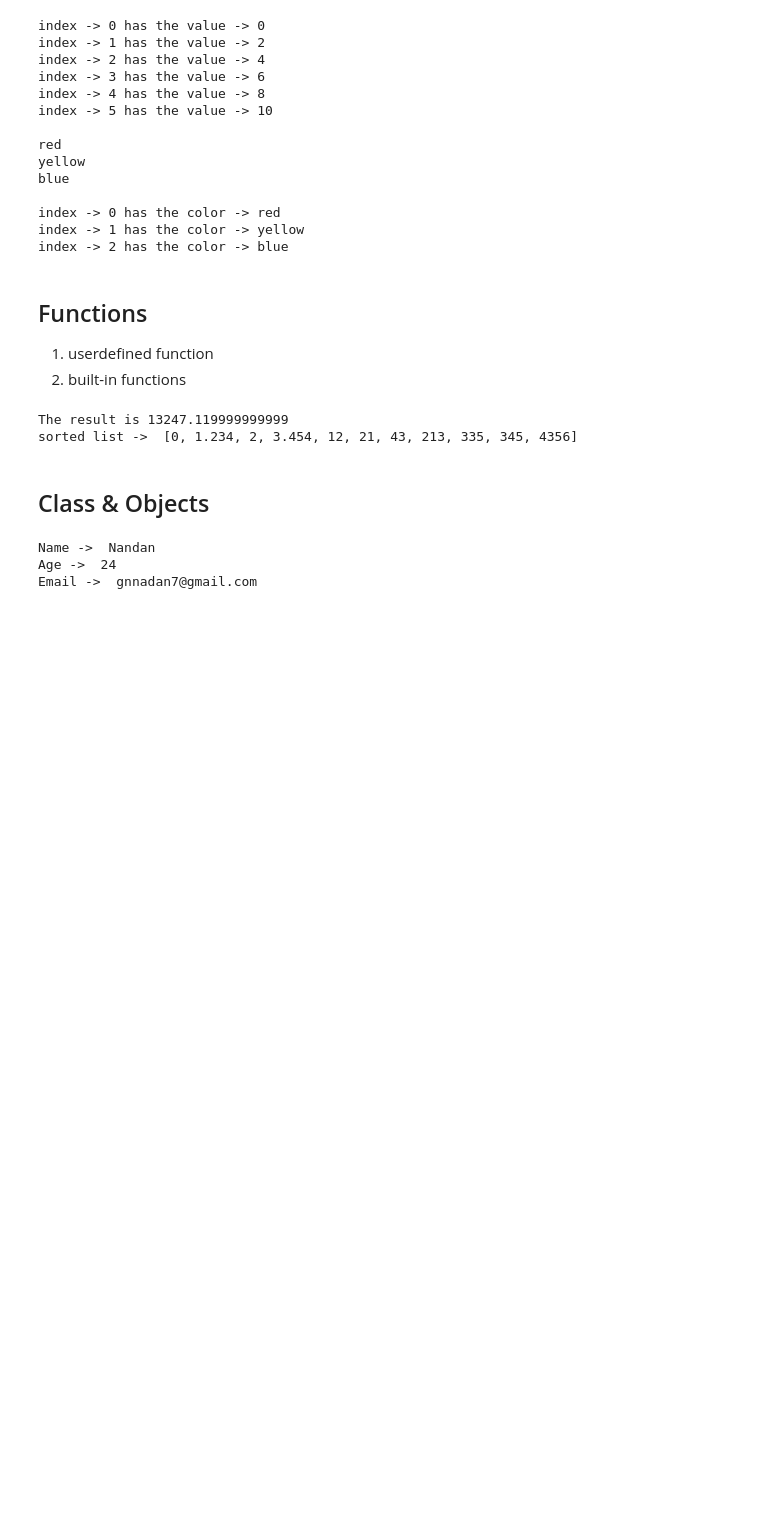
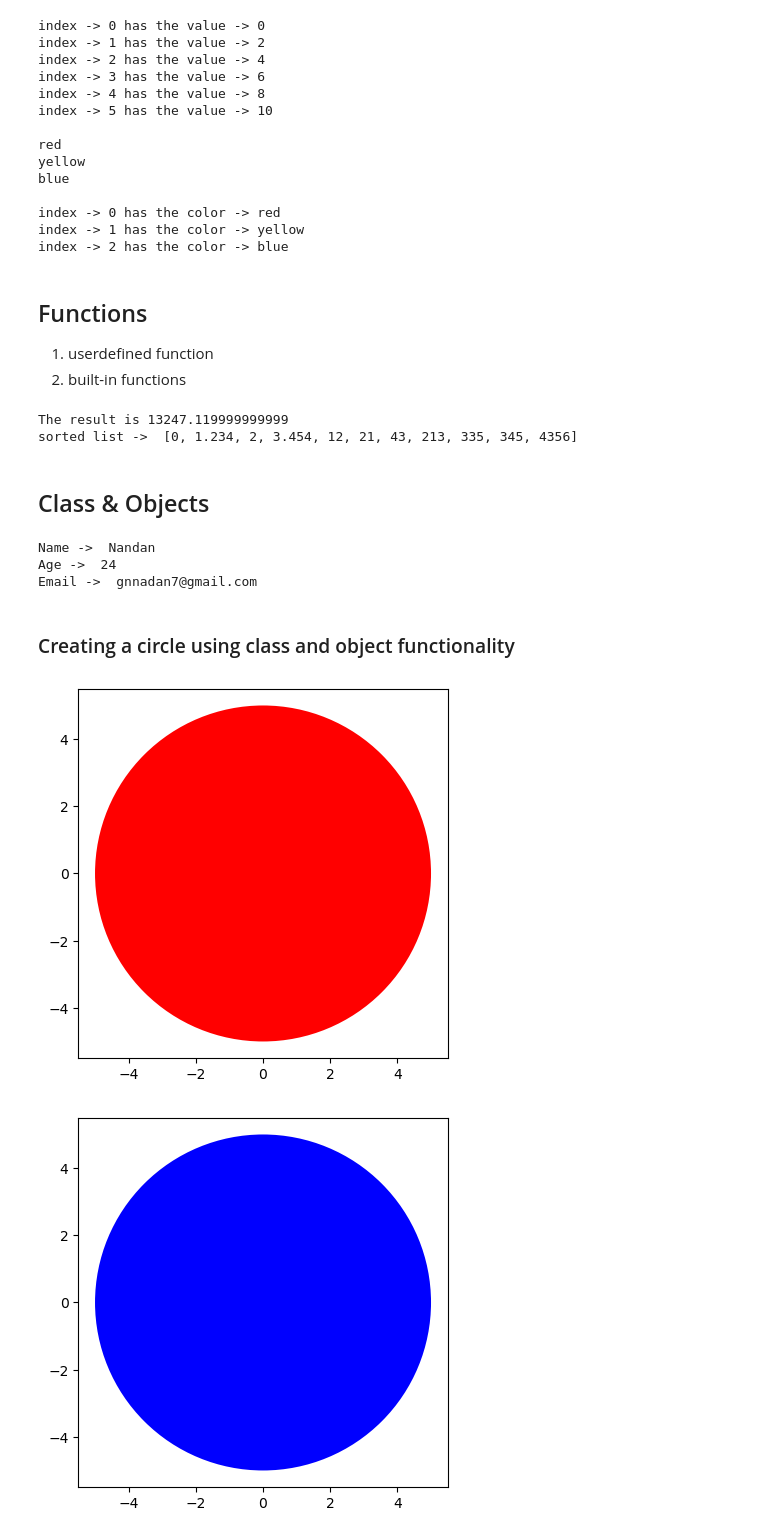
Before and after one commit to gnnandan/Python_Programming_From_Scratch, a Jupyter notebook: Python_For_Datascience/python_datascience_101.ipynb, the cells around one changed output. Saved outputs shown, nothing was run; the diff lists cells and outputs as text; code cells hidden in the pictures; blank space fills up the shorter version.

```diff
--- a/Python_For_Datascience/python_datascience_101.ipynb
+++ b/Python_For_Datascience/python_datascience_101.ipynb
@@ -426,3 +426,37 @@ obj.display()
 Name ->  Nandan
 Age ->  24
 Email ->  gnnadan7@gmail.com
+# %% [markdown]
+### Creating a circle using class and object functionality
+# %%
+import matplotlib.pyplot as plt
+%matplotlib inline
+
+class Circle:
+
+  # constructors
+  def __init__(self, radius =3,color = "blue"):
+    self.radius = radius
+    self.color = color
+
+  # methods
+  def add_radius(self,r):
+    self.radius = self.radius + r
+    return self.radius
+
+  # methods
+  def draw_circle(self):
+    plt.gca().add_patch(plt.Circle((0,0),radius = self.radius, fc = self.color))
+    plt.axis('scaled')
+    plt.show ()
+
+redCircle = Circle(5,'red')
+redCircle.draw_circle()
+
+dir(redCircle) #to check all available methods and constructors
+
+blueCircle = Circle(5,'blue')
+blueCircle.draw_circle()
+# %% [output]
+[figure, added]
+[figure, added]
```
Also changed, not shown: parts of 3 cells of this notebook, 3 other files.
